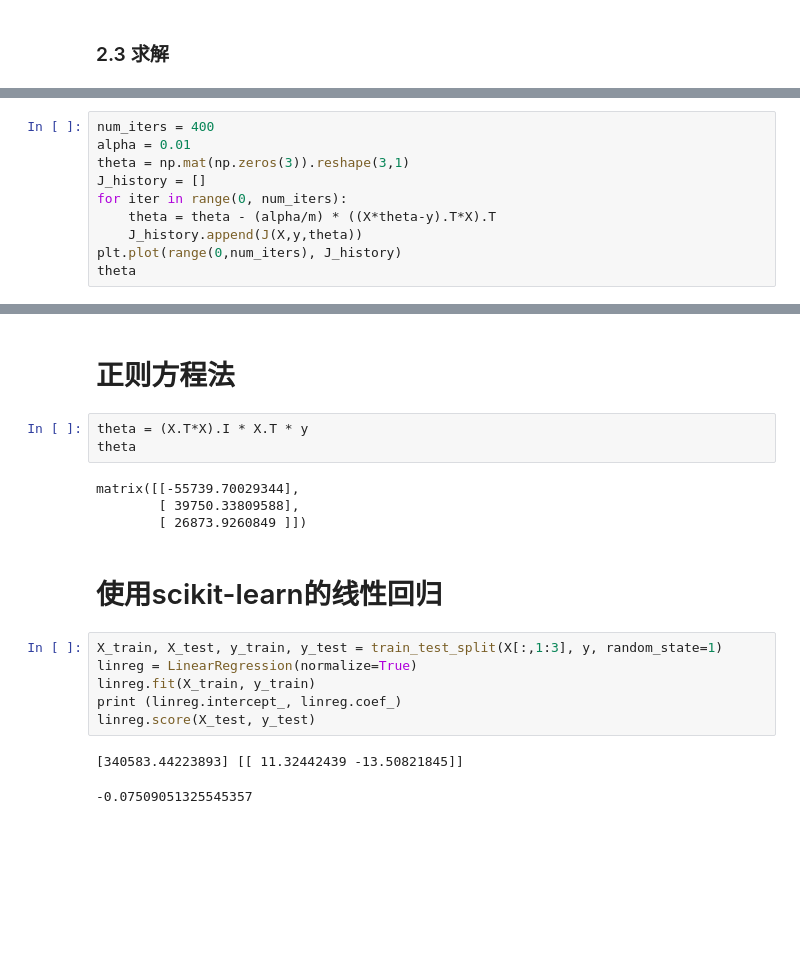
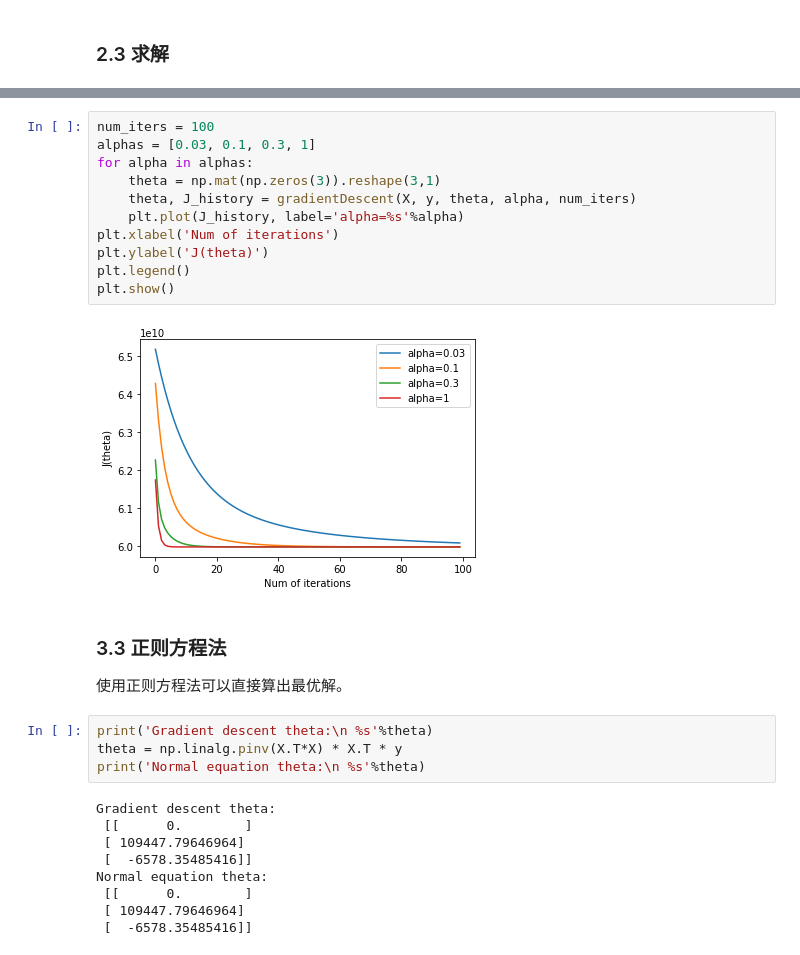
Before and after one commit to mvpboss1004/coursera_andrewng_ml, a Jupyter notebook: machine-learning-ex1/ex1/ex1.ipynb, the cells around one changed output, grey strips where cells are left out. Saved outputs shown, nothing was run; the diff lists cells and outputs as text; blank space fills up the shorter version.

```diff
--- a/machine-learning-ex1/ex1/ex1.ipynb
+++ b/machine-learning-ex1/ex1/ex1.ipynb
@@ -113,10 +143,0 @@ ax.scatter(X[:,1], X[:,2], y)
-# %%
-num_iters = 400
-alpha = 0.01
-theta = np.mat(np.zeros(3)).reshape(3,1)
-J_history = []
-for iter in range(0, num_iters):
-    theta = theta - (alpha/m) * ((X*theta-y).T*X).T
-    J_history.append(J(X,y,theta))
-plt.plot(range(0,num_iters), J_history)
-theta
@@ -128,20 +149,29 @@ matrix([[-34142.89223157],
+# %%
+num_iters = 100
+alphas = [0.03, 0.1, 0.3, 1]
+for alpha in alphas:
+    theta = np.mat(np.zeros(3)).reshape(3,1)
+    theta, J_history = gradientDescent(X, y, theta, alpha, num_iters)
+    plt.plot(J_history, label='alpha=%s'%alpha)
+plt.xlabel('Num of iterations')
+plt.ylabel('J(theta)')
+plt.legend()
+plt.show()
+# %% [output]
+[figure, added]
 # %% [markdown]
-# 正则方程法
+### 3.3 正则方程法
+使用正则方程法可以直接算出最优解。
-# %%
-theta = (X.T*X).I * X.T * y
-theta
-# %% [output]
-matrix([[-55739.70029344],
-        [ 39750.33809588],
-        [ 26873.9260849 ]])
-# %% [markdown]
-# 使用scikit-learn的线性回归
-# %%
-X_train, X_test, y_train, y_test = train_test_split(X[:,1:3], y, random_state=1)
-linreg = LinearRegression(normalize=True)
-linreg.fit(X_train, y_train)
-print (linreg.intercept_, linreg.coef_)
-linreg.score(X_test, y_test)
-# %% [output]
-[340583.44223893] [[ 11.32442439 -13.50821845]]
--0.07509051325545357
+# %%
+print('Gradient descent theta:\n %s'%theta)
+theta = np.linalg.pinv(X.T*X) * X.T * y
+print('Normal equation theta:\n %s'%theta)
+# %% [output]
+Gradient descent theta:
+ [[      0.        ]
+ [ 109447.79646964]
+ [  -6578.35485416]]
+Normal equation theta:
+ [[      0.        ]
+ [ 109447.79646964]
+ [  -6578.35485416]]
```
Also changed, not shown: parts of 14 cells of this notebook.
